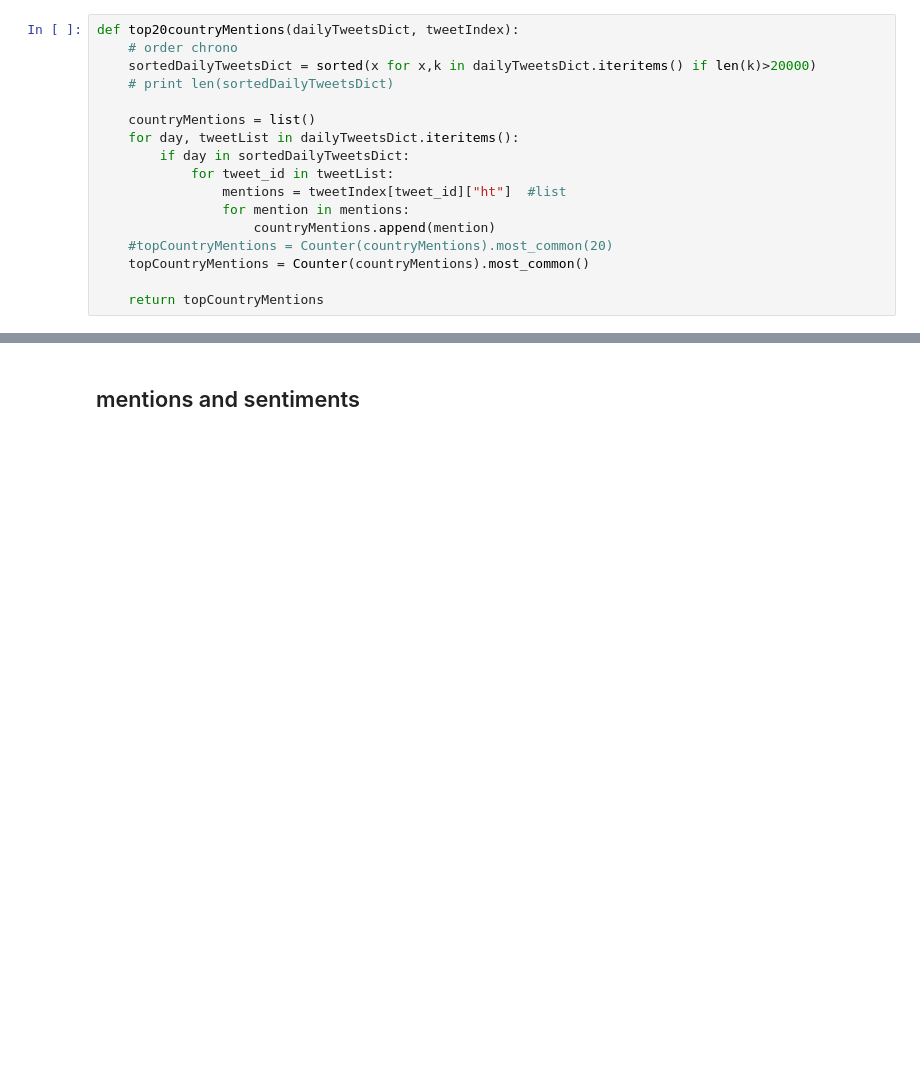
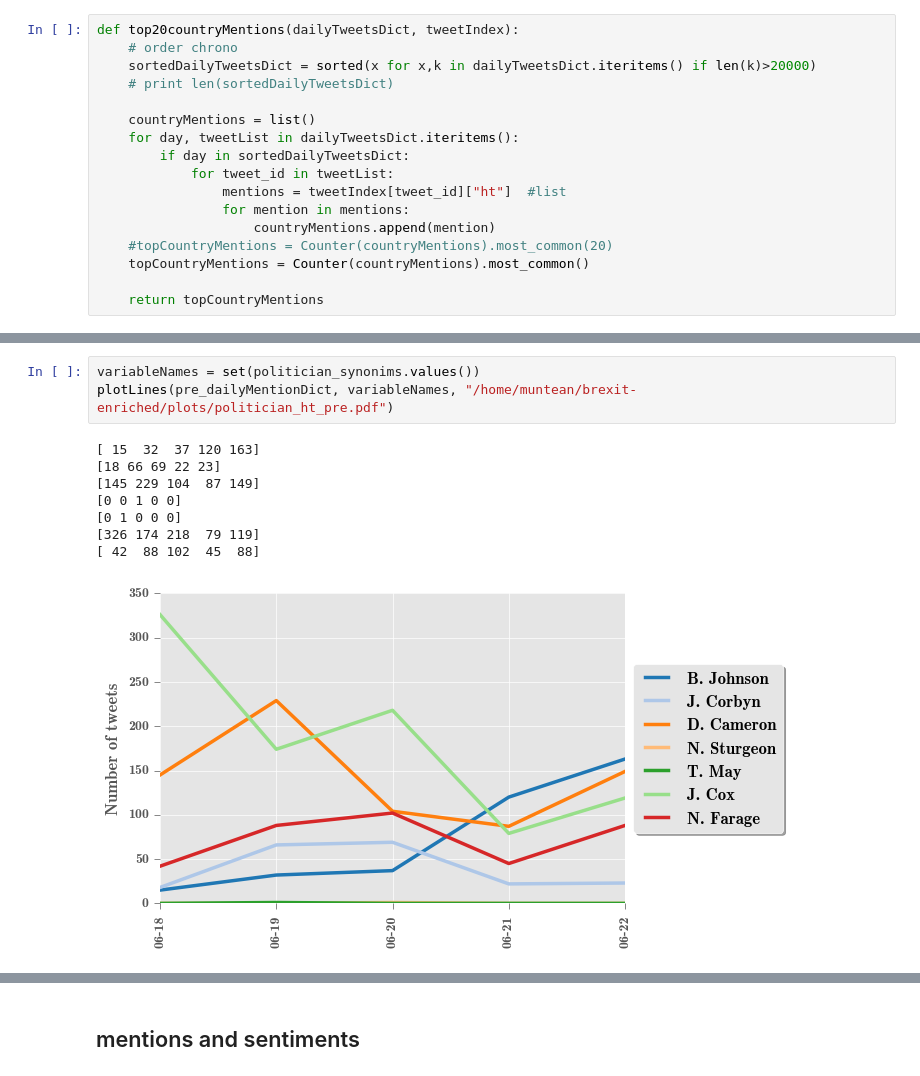
Before and after one commit to cristinadece/TwitterCrisis, a Jupyter notebook: plots_brexit.ipynb, the cells around one changed output, grey strips where cells are left out. Cells and saved outputs as stored; diff of their text form; blank space fills up the shorter version.

```diff
--- a/plots_brexit.ipynb
+++ b/plots_brexit.ipynb
@@ -543 +465,13 @@ def plotLines(dailyMentionDict, variables, plotname):
+# %%
+variableNames = set(politician_synonims.values())
+plotLines(pre_dailyMentionDict, variableNames, "/home/muntean/brexit-enriched/plots/politician_ht_pre.pdf")
+# %% [output]
+[ 15  32  37 120 163]
+[18 66 69 22 23]
+[145 229 104  87 149]
+[0 0 1 0 0]
+[0 1 0 0 0]
+[326 174 218  79 119]
+[ 42  88 102  45  88]
+[figure, added]
 # %%
```
Also changed, not shown: parts of 25 cells of this notebook.
